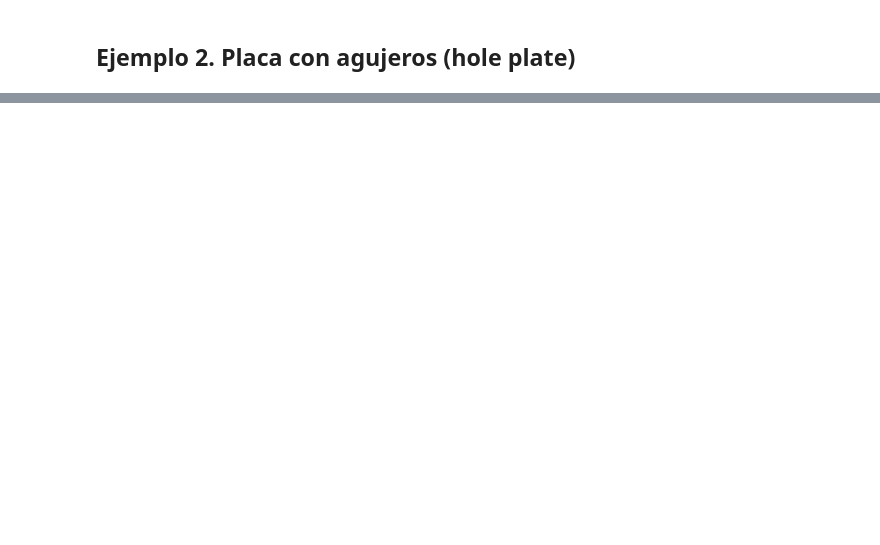
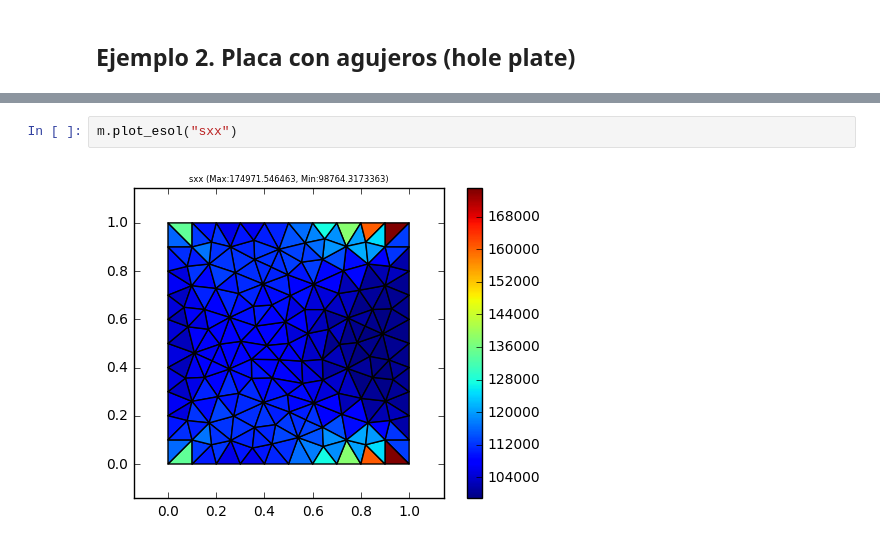
Before and after one commit to JorgeDeLosSantos/nusa, a Jupyter notebook: docs/nusa-info/es/linear-triangle-element.ipynb, the cells around one changed output, grey strips where cells are left out. Drawn from its saved outputs; the diff is of its cells as text; blank space fills up the shorter version.

```diff
--- a/docs/nusa-info/es/linear-triangle-element.ipynb
+++ b/docs/nusa-info/es/linear-triangle-element.ipynb
@@ -160,0 +222,4 @@ m.plot_nsol("seqv")
+# %%
+m.plot_esol("sxx")
+# %% [output]
+[figure, added]
```
Also changed, not shown: parts of 13 cells of this notebook, 26 other files.
